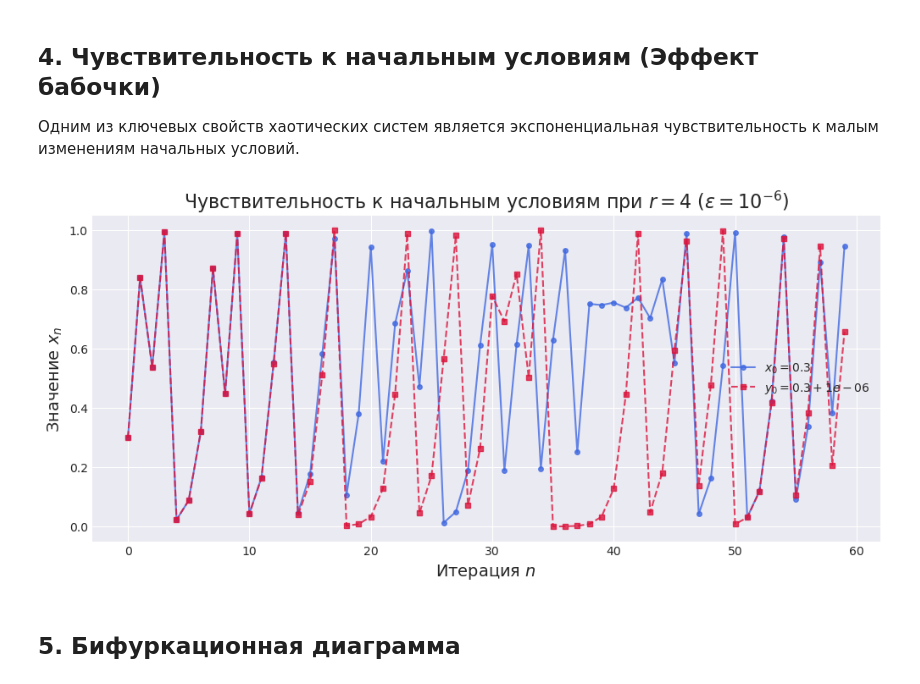
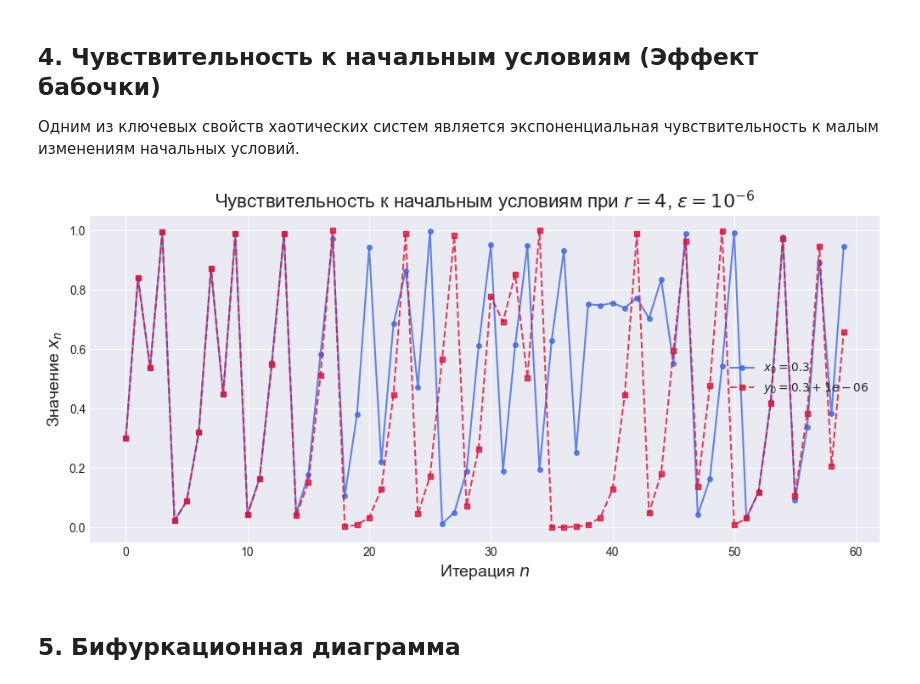
Before and after one commit to shotmee/lab-math-analysis-1st-term, a Jupyter notebook: expert.ipynb, the cells around one changed output. Drawn from its saved outputs; the diff is of its cells as text; code cells hidden in the pictures.

```diff
--- a/expert.ipynb
+++ b/expert.ipynb
@@ -111,28 +111,28 @@ $$x_{n+1} = r x_n (1 - x_n) > r x_n \cdot \frac{1}{r} = x_n$$
 # %%
 def plot_sensitivity(r, x0, epsilon, n=50):
     x = np.zeros(n)
     y = np.zeros(n)
     x[0] = x0
     y[0] = x0 + epsilon
 
     for i in range(1, n):
         x[i] = r * x[i-1] * (1 - x[i-1])
         y[i] = r * y[i-1] * (1 - y[i-1])
 
     plt.figure(figsize=(12, 5))
     plt.plot(x, 'o-', label=f'$x_0 = {x0}$', color='royalblue', markersize=4, alpha=0.8)
 
     plt.plot(y, 's--', label=f'$y_0 = {x0} + {epsilon}$', color='crimson', markersize=4, alpha=0.8)
-    plt.title(f"Чувствительность к начальным условиям при $r={r}$ ($\epsilon = 10^{{-6}}$)")
+    plt.title(rf"Чувствительность к начальным условиям при $r={r}$, $\epsilon=10^{{-6}}$")
     plt.xlabel("Итерация $n$")
     plt.ylabel("Значение $x_n$")
     plt.legend()
     plt.show()
 
 # Демонстрация для режима хаоса (r=4)
 plot_sensitivity(r=4, x0=0.3, epsilon=1e-6, n=60)
 # %% [output]
-[figure, old version]
+[figure, new version]
 # %% [markdown]
 ## 5. Бифуркационная диаграмма
 # %%
```
Also changed, not shown: parts of 5 cells of this notebook.
